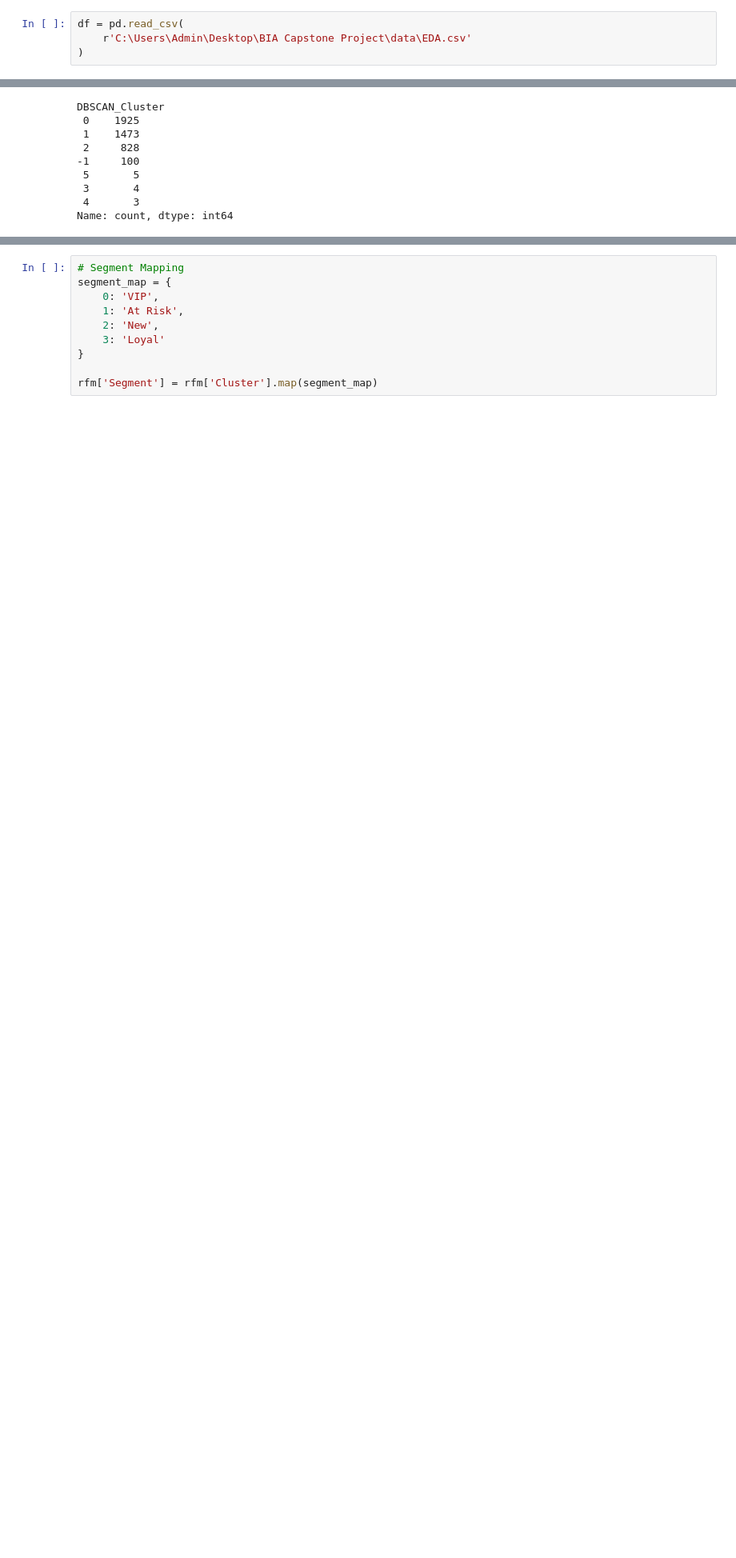
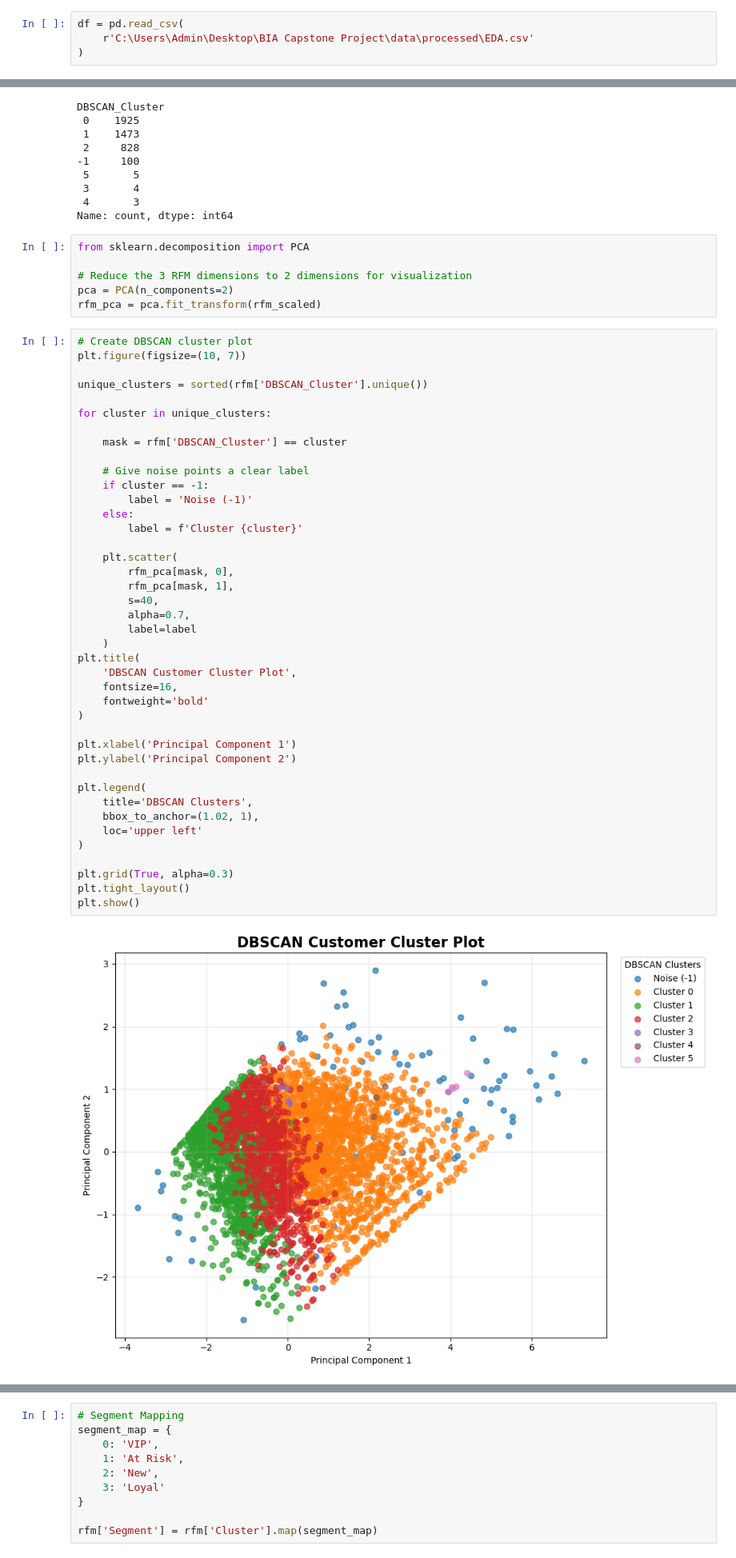
Before and after one commit to Messi180701/BIA-Capstone-Project, a Jupyter notebook: notebooks/CustomerSegmentation&Prediction.ipynb, the cells around one changed output, grey strips where cells are left out. Shown at 80% size. Drawn from its saved outputs; the diff is of its cells as text; blank space fills up the shorter version.

```diff
--- a/notebooks/CustomerSegmentation&Prediction.ipynb
+++ b/notebooks/CustomerSegmentation&Prediction.ipynb
@@ -4,7 +4,7 @@ import pandas as pd
 import numpy as np
 # %%
 df = pd.read_csv(
-    r'C:\Users\Admin\Desktop\BIA Capstone Project\data\EDA.csv'
+    r'C:\Users\Admin\Desktop\BIA Capstone Project\data\processed\EDA.csv'
 )
 # %%
 # Convert datetime
@@ -657,6 +657,55 @@ DBSCAN_Cluster
  3       4
  4       3
 Name: count, dtype: int64
+# %%
+from sklearn.decomposition import PCA
+
+# Reduce the 3 RFM dimensions to 2 dimensions for visualization
+pca = PCA(n_components=2)
+rfm_pca = pca.fit_transform(rfm_scaled)
+# %%
+# Create DBSCAN cluster plot
+plt.figure(figsize=(10, 7))
+
+unique_clusters = sorted(rfm['DBSCAN_Cluster'].unique())
+
+for cluster in unique_clusters:
+
+    mask = rfm['DBSCAN_Cluster'] == cluster
+
+    # Give noise points a clear label
+    if cluster == -1:
+        label = 'Noise (-1)'
+    else:
+        label = f'Cluster {cluster}'
+
+    plt.scatter(
+        rfm_pca[mask, 0],
+        rfm_pca[mask, 1],
+        s=40,
+        alpha=0.7,
+        label=label
+    )
+plt.title(
+    'DBSCAN Customer Cluster Plot',
+    fontsize=16,
+    fontweight='bold'
+)
+
+plt.xlabel('Principal Component 1')
+plt.ylabel('Principal Component 2')
+
+plt.legend(
+    title='DBSCAN Clusters',
+    bbox_to_anchor=(1.02, 1),
+    loc='upper left'
+)
+
+plt.grid(True, alpha=0.3)
+plt.tight_layout()
+plt.show()
+# %% [output]
+[figure, added]
 # %%
 # This shows the average Recency, Frequency, and Monetary values for each cluster. We can use this information to understand the characteristics of each cluster and make business decisions accordingly.
 rfm.groupby('DBSCAN_Cluster')[['Recency', 'Frequency', 'Monetary']].mean()
```
Also changed, not shown: parts of 2 cells of this notebook.
